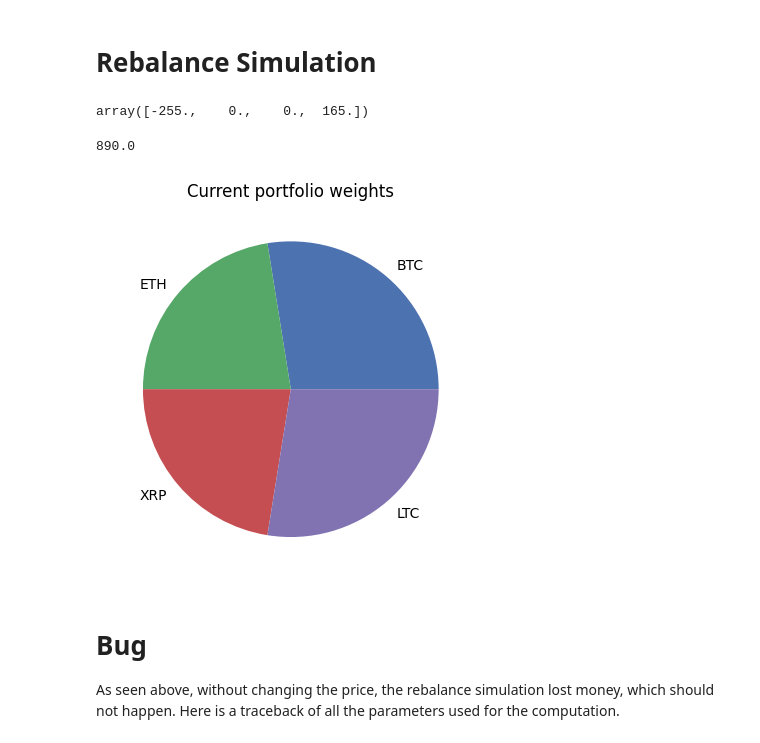
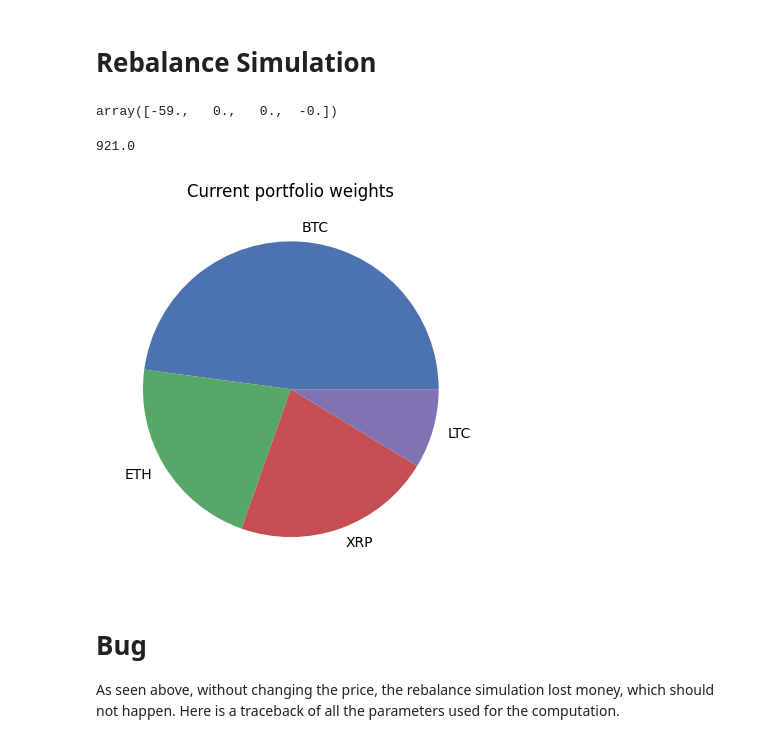
Before and after one commit to arguiot/portfolio, a Jupyter notebook: trade_generator.ipynb, the cells around one changed output. Cells and saved outputs as stored; diff of their text form; code cells hidden in the pictures.

```diff
--- a/trade_generator.ipynb
+++ b/trade_generator.ipynb
@@ -21,7 +21,7 @@ print(weights.sum())
 # %% [markdown]
 # Rebalance Simulation
 # %%
-new_target_weights = pd.Series([0.25, 0.25, 0.25, 0.25], index=['BTC', 'ETH', 'XRP', 'LTC'])
+new_target_weights = pd.Series([0.45, 0.25, 0.25, 0.05], index=['BTC', 'ETH', 'XRP', 'LTC'])
 
 # Weight Assets is a list of tuple such that (min, ideal, max). For now, min and max are ± 10% of ideal
 weight_assets = [(
@@ -62,19 +62,19 @@ trades = orders * sizes
 
 trades
 # %% [output]
-array([-255.,    0.,    0.,  165.])
+array([-59.,   0.,   0.,  -0.])
 # %%
 # Execute the trades
 
-portfolio = portfolio + trades / prices
+_portfolio = portfolio + trades / prices
 
-value = portfolio * prices
+value = _portfolio * prices
 value.plot(kind='pie', title='Current portfolio weights')
 
 print(value.sum())
 # %% [output]
-890.0
+921.0
-[figure, old version]
+[figure, new version]
 # %% [markdown]
 # Bug
 As seen above, without changing the price, the rebalance simulation lost money, which should not happen. Here is a traceback of all the parameters used for the computation.
```
Also changed, not shown: parts of 3 cells of this notebook, 9 other files.
